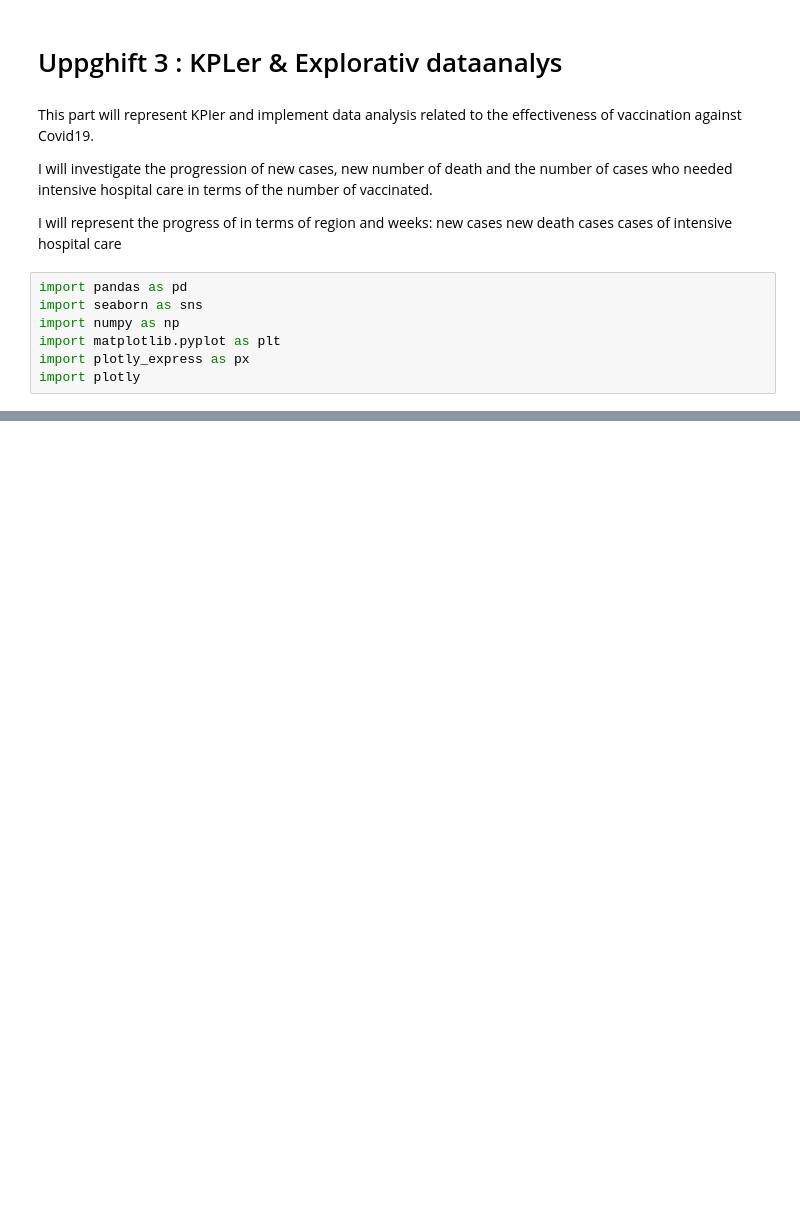
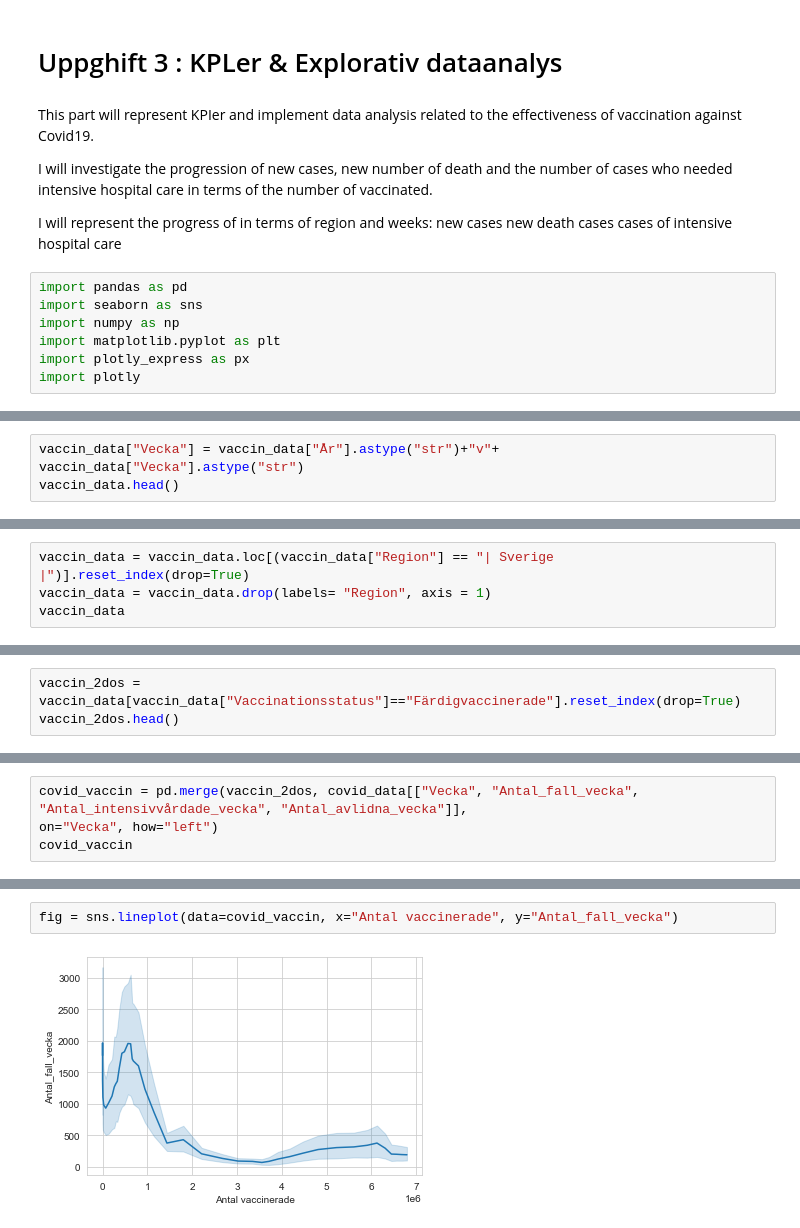
Before and after one commit to AmalDerbali/Databehandling_AmalDerbali, a Jupyter notebook: Lab/Covid_labb.ipynb, the cells around one changed output, grey strips where cells are left out. Cells and saved outputs as stored; diff of their text form; blank space fills up the shorter version.

```diff
--- a/Lab/Covid_labb.ipynb
+++ b/Lab/Covid_labb.ipynb
@@ -373,0 +426,3 @@ covid_region
+# %%
+vaccin_data["Vecka"] = vaccin_data["År"].astype("str")+"v"+ vaccin_data["Vecka"].astype("str")
+vaccin_data.head()
@@ -373,0 +436,4 @@ covid_region
+# %%
+vaccin_data = vaccin_data.loc[(vaccin_data["Region"] == "| Sverige |")].reset_index(drop=True)
+vaccin_data = vaccin_data.drop(labels= "Region", axis = 1)
+vaccin_data
@@ -373,0 +464,3 @@ covid_region
+# %%
+vaccin_2dos = vaccin_data[vaccin_data["Vaccinationsstatus"]=="Färdigvaccinerade"].reset_index(drop=True)
+vaccin_2dos.head()
@@ -373,0 +474,4 @@ covid_region
+# %%
+covid_vaccin = pd.merge(vaccin_2dos, covid_data[["Vecka", "Antal_fall_vecka", "Antal_intensivvårdade_vecka", "Antal_avlidna_vecka"]],
+on="Vecka", how="left")
+covid_vaccin
@@ -373,0 +492,4 @@ covid_region
+# %%
+fig = sns.lineplot(data=covid_vaccin, x="Antal vaccinerade", y="Antal_fall_vecka")
+# %% [output]
+[figure, added]
```
Also changed, not shown: parts of 12 cells of this notebook, 7 other files.
